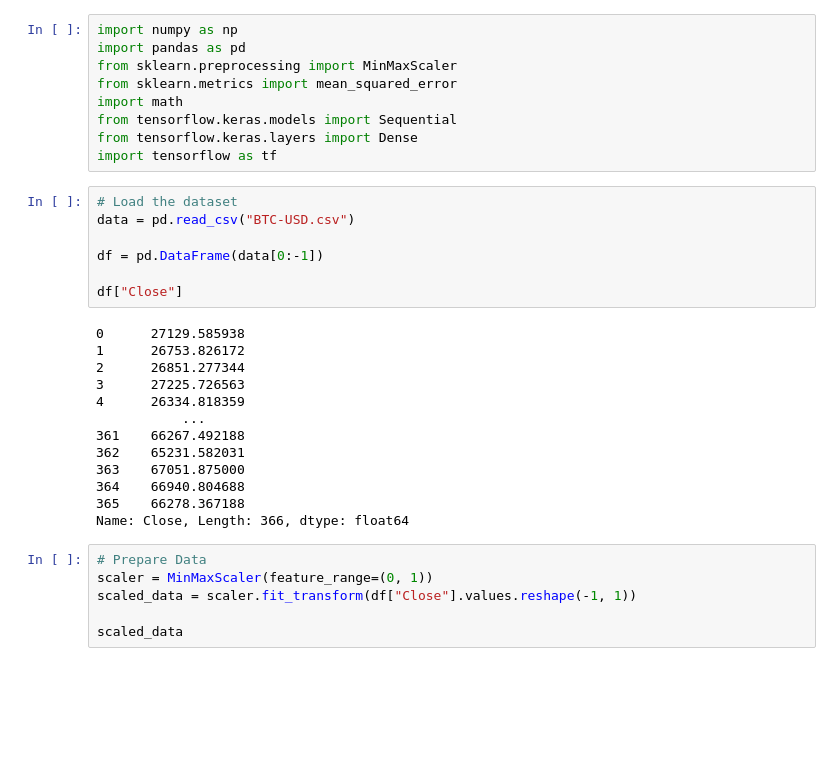
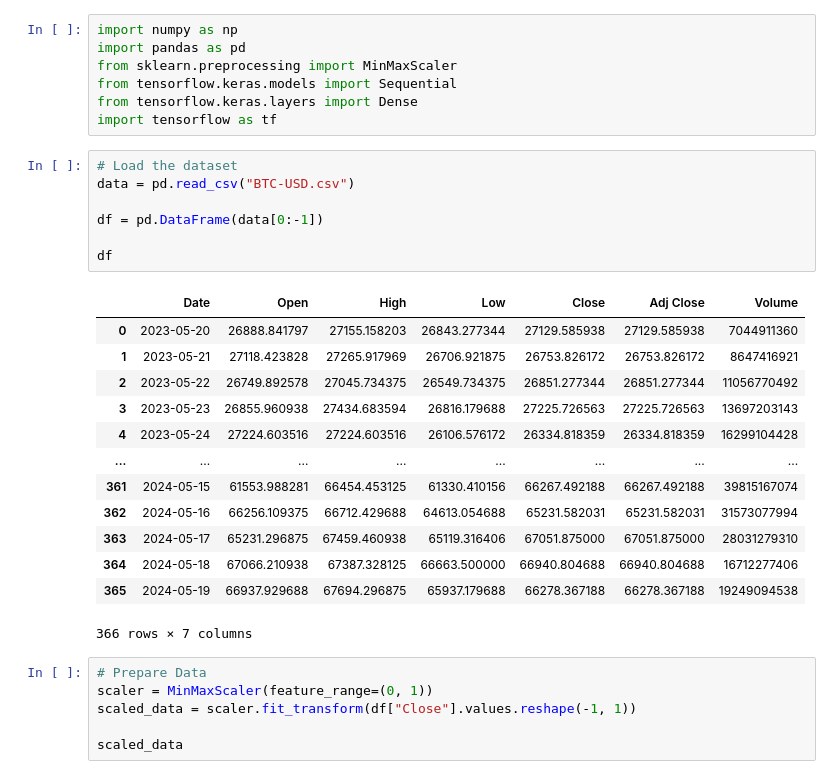
Before and after one commit to Amirhossein77-98/BTC-Price-Prediction-Project, a Jupyter notebook: paper1_snn.ipynb, the cells around one changed output. Drawn from its saved outputs; the diff is of its cells as text; blank space fills up the shorter version.

```diff
--- a/paper1_snn.ipynb
+++ b/paper1_snn.ipynb
@@ -2,31 +2,30 @@
 import numpy as np
 import pandas as pd
 from sklearn.preprocessing import MinMaxScaler
-from sklearn.metrics import mean_squared_error
-import math
 from tensorflow.keras.models import Sequential
 from tensorflow.keras.layers import Dense
 import tensorflow as tf
 # %%
 # Load the dataset
 data = pd.read_csv("BTC-USD.csv")
 
 df = pd.DataFrame(data[0:-1])
 
-df["Close"]
+df
 # %% [output]
+|  | Date | Open | High | Low | Close | Adj Close | Volume |
+| 0 | 2023-05-20 | 26888.841797 | 27155.158203 | 26843.277344 | 27129.585938 | 27129.585938 | 7044911360 |
+| 1 | 2023-05-21 | 27118.423828 | 27265.917969 | 26706.921875 | 26753.826172 | 26753.826172 | 8647416921 |
+| 2 | 2023-05-22 | 26749.892578 | 27045.734375 | 26549.734375 | 26851.277344 | 26851.277344 | 11056770492 |
+| 3 | 2023-05-23 | 26855.960938 | 27434.683594 | 26816.179688 | 27225.726563 | 27225.726563 | 13697203143 |
+| 4 | 2023-05-24 | 27224.603516 | 27224.603516 | 26106.576172 | 26334.818359 | 26334.818359 | 16299104428 |
+| ... | ... | ... | ... | ... | ... | ... | ... |
+| 361 | 2024-05-15 | 61553.988281 | 66454.453125 | 61330.410156 | 66267.492188 | 66267.492188 | 39815167074 |
+| 362 | 2024-05-16 | 66256.109375 | 66712.429688 | 64613.054688 | 65231.582031 | 65231.582031 | 31573077994 |
+| 363 | 2024-05-17 | 65231.296875 | 67459.460938 | 65119.316406 | 67051.875000 | 67051.875000 | 28031279310 |
+| 364 | 2024-05-18 | 67066.210938 | 67387.328125 | 66663.500000 | 66940.804688 | 66940.804688 | 16712277406 |
+| 365 | 2024-05-19 | 66937.929688 | 67694.296875 | 65937.179688 | 66278.367188 | 66278.367188 | 19249094538 |
-0      27129.585938
-1      26753.826172
-2      26851.277344
-3      27225.726563
-4      26334.818359
-           ...
-361    66267.492188
-362    65231.582031
-363    67051.875000
-364    66940.804688
-365    66278.367188
-Name: Close, Length: 366, dtype: float64
+366 rows × 7 columns
 # %%
 # Prepare Data
 scaler = MinMaxScaler(feature_range=(0, 1))
```
Also changed, not shown: parts of 9 cells of this notebook, 1 other file.
